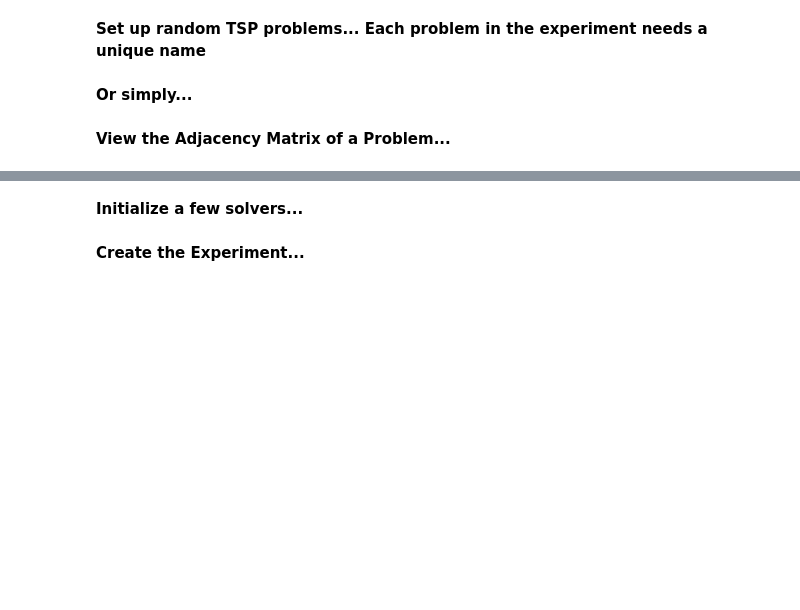
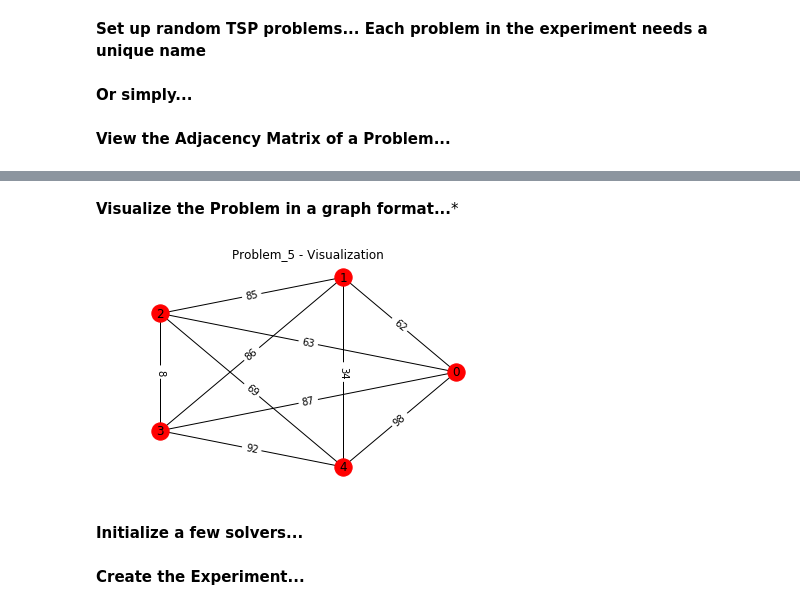
Before and after one commit to rithinch/pytspsolver, a Jupyter notebook: examples/Exhaustive Search.ipynb, the cells around one changed output, grey strips where cells are left out. Saved outputs shown, nothing was run; the diff lists cells and outputs as text; code cells hidden in the pictures; blank space fills up the shorter version.

```diff
--- a/examples/Exhaustive Search.ipynb
+++ b/examples/Exhaustive Search.ipynb
@@ -33,3 +36,9 @@ print(problem3)
+# %% [markdown]
+**Visualize the Problem in a graph format...***
+# %%
+problem3.visualize(plt)
+# %% [output]
+[figure, added]
 # %% [markdown]
 **Initialize a few solvers...**
 # %%
```
Also changed, not shown: parts of 6 cells of this notebook, 2 other files.
